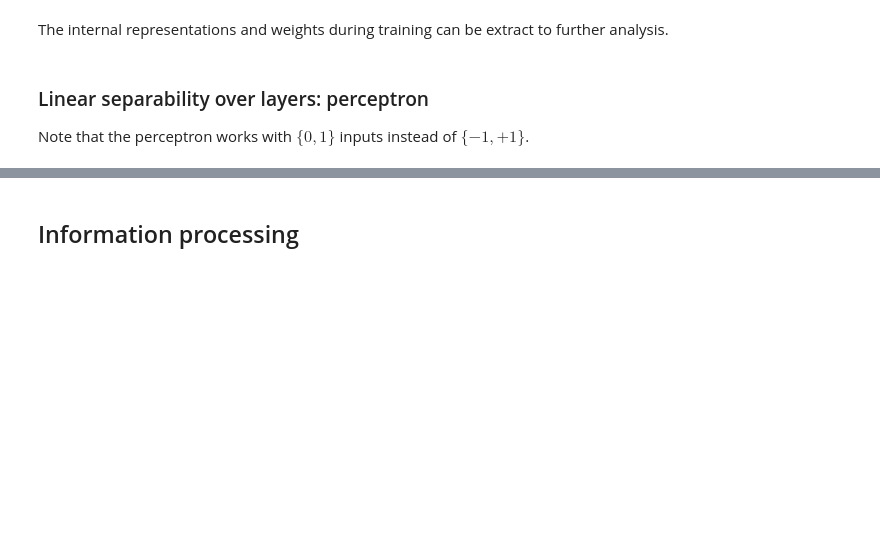
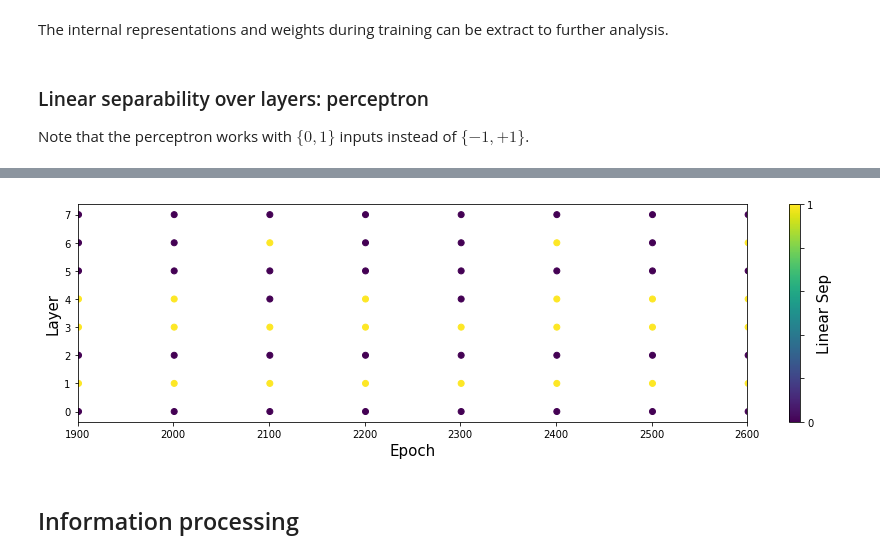
Before and after one commit to rodsveiga/xor_function, a Jupyter notebook: xor_percep_class_tanh.ipynb, the cells around one changed output, grey strips where cells are left out. Cells and saved outputs as stored; diff of their text form; code cells hidden in the pictures; blank space fills up the shorter version.

```diff
--- a/xor_percep_class_tanh.ipynb
+++ b/xor_percep_class_tanh.ipynb
@@ -173,17 +180,19 @@ plt.show()
 # %%
-slicing = 100
-#slicing = len(epoch)
+slicing = len(linear_sep_)
 
 f = plt.figure(figsize=(15,4))
 
-scatters = plt.scatter(epoch[0:slicing], layer[0:slicing], c= linear_sep__[0:slicing])
+scatters = plt.scatter(epoch[0:slicing], layer[0:slicing], c= linear_sep_[0:slicing])
 cbar = plt.colorbar(scatters)
 cbar.ax.set_yticklabels(['0', '', '', '', '', '1'])
 cbar.set_label('Linear Sep', fontsize= 15, rotation= 90)
 plt.ylabel('Layer', fontsize= 15)
 plt.xlabel('Epoch', fontsize= 15)
-plt.xscale('log')
+#plt.xscale('log')
+plt.xlim([1900, 2600])
 plt.show()
+# %% [output]
+[figure, added]
 # %%
 f, (ax1, ax2, ax3, ax4) = plt.subplots(4,
                                        sharex=True,
```
Also changed, not shown: parts of 4 cells of this notebook, 4 other files.
